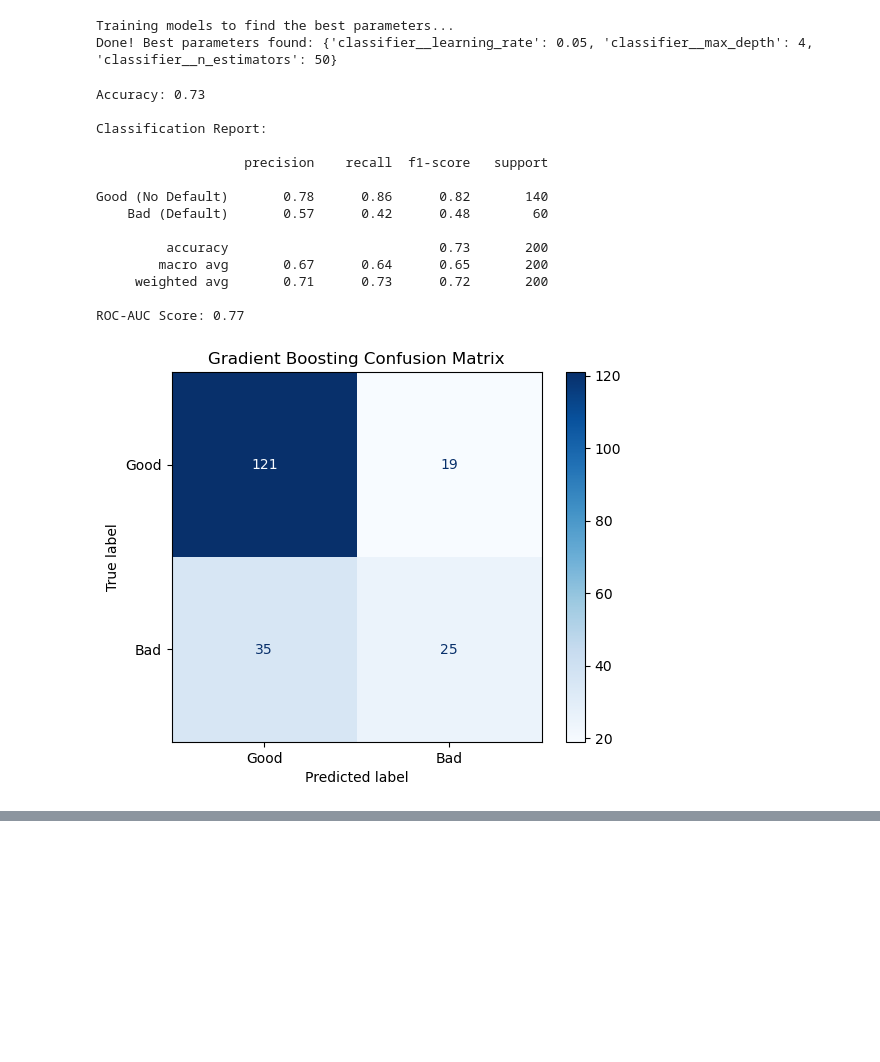
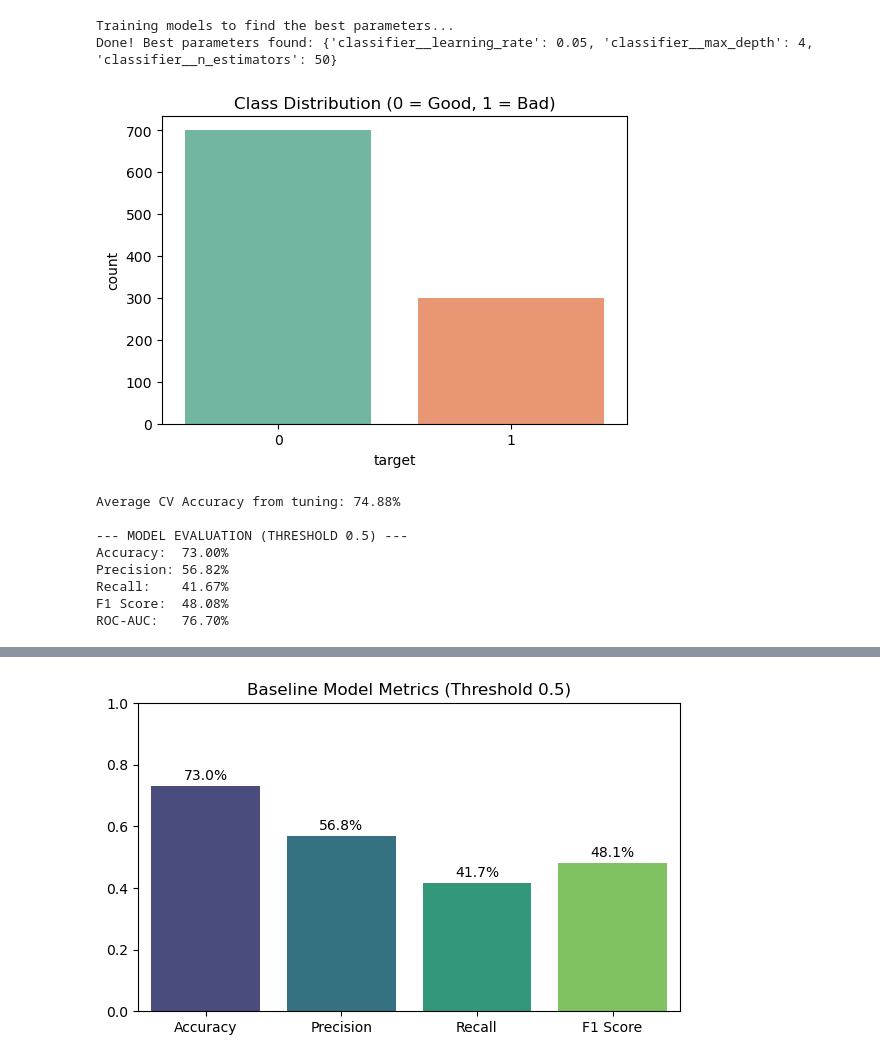
Before and after one commit to SachiniGayathma/loan-approval-predictor, a Jupyter notebook: notebooks/gradient_boosting.ipynb, the cells around one changed output, grey strips where cells are left out. Saved outputs shown, nothing was run; the diff lists cells and outputs as text; code cells hidden in the pictures; blank space fills up the shorter version.

Commit message:
Format metrics to percentages and add performance bar chart

```diff
--- a/notebooks/gradient_boosting.ipynb
+++ b/notebooks/gradient_boosting.ipynb
@@ -101,50 +101,59 @@ print(f"Done! Best parameters found: {grid_search.best_params_}")
 Training models to find the best parameters...
 Done! Best parameters found: {'classifier__learning_rate': 0.05, 'classifier__max_depth': 4, 'classifier__n_estimators': 50}
 # %%
-# Cell 4: Evaluation, Custom Cost Penalty, and ROC-AUC
+# Cell 4: EDA and Base Evaluation
 
-# 1. Predictions and Probabilities
+# 1. Exploratory Data Analysis (EDA) Graph - (WARNING FIXED!)
+plt.figure(figsize=(6, 4))
+sns.countplot(x='target', data=df, hue='target', palette='Set2', legend=False)
+plt.title("Class Distribution (0 = Good, 1 = Bad)")
+plt.show()
+
+# 2. Print Cross-Validation Results from GridSearch
+cv_scores = grid_search.cv_results_['mean_test_score']
+print(f"Average CV Accuracy from tuning: {np.max(cv_scores) * 100:.2f}%\n")
+
+# 3. Base Predictions
 y_pred = best_model.predict(X_test)
 y_pred_proba = best_model.predict_proba(X_test)[:, 1]
 
-# 2. Standard Metrics
-print("Accuracy:", accuracy_score(y_test, y_pred))
-print("\nClassification Report:\n")
-print(classification_report(y_test, y_pred, target_names=["Good (No Default)", "Bad (Default)"]))
+# 4. Standard Metrics Printout (NOW IN PERCENTAGES!)
+print("--- MODEL EVALUATION (THRESHOLD 0.5) ---")
+print(f"Accuracy:  {accuracy_score(y_test, y_pred) * 100:.2f}%")
+print(f"Precision: {precision_score(y_test, y_pred) * 100:.2f}%")
+print(f"Recall:    {recall_score(y_test, y_pred) * 100:.2f}%")
+print(f"F1 Score:  {f1_score(y_test, y_pred) * 100:.2f}%")
+print(f"ROC-AUC:   {roc_auc_score(y_test, y_pred_proba) * 100:.2f}%\n")
 
-# 3. ROC-AUC Score
-roc_auc = roc_auc_score(y_test, y_pred_proba)
-print(f"ROC-AUC Score: {roc_auc:.2f}\n")
+# 5. NEW GRAPH: Visualizing the Base Metrics!
+metrics_dict = {
+    "Accuracy": accuracy_score(y_test, y_pred),
+    "Precision": precision_score(y_test, y_pred),
+    "Recall": recall_score(y_test, y_pred),
+    "F1 Score": f1_score(y_test, y_pred)
+}
 
-# 4. Confusion Matrix Visual
+plt.figure(figsize=(7, 4))
+sns.barplot(x=list(metrics_dict.keys()), y=list(metrics_dict.values()), hue=list(metrics_dict.keys()), palette='viridis', legend=False)
+plt.title("Baseline Model Metrics (Threshold 0.5)")
+plt.ylim(0, 1)
+for index, value in enumerate(metrics_dict.values()):
+    plt.text(index, value + 0.02, f"{value*100:.1f}%", ha='center') # Adds percentage labels on top of bars
+plt.show()
+
+# 6. Confusion Matrix Visual
 cm = confusion_matrix(y_test, y_pred)
 disp = ConfusionMatrixDisplay(confusion_matrix=cm, display_labels=["Good", "Bad"])
 disp.plot(cmap="Blues")
-plt.title("Gradient Boosting Confusion Matrix")
+plt.title("Confusion Matrix (Threshold 0.5)")
 plt.show()
-
-# 5. Custom Cost Matrix Calculation
-bad_loans_given = cm[1][0]
-good_loans_denied = cm[0][1]
-total_cost = (bad_loans_given * 5) + (good_loans_denied * 1)
-
-print("\n--- CUSTOM COST EVALUATION ---")
-print(f"High Penalty Errors (Bad loans given): {bad_loans_given} (x5 cost)")
-print(f"Low Penalty Errors (Good loans denied): {good_loans_denied} (x1 cost)")
-print(f"TOTAL MODEL COST PENALTY: {total_cost}")
 # %% [output]
+[figure, new version]
-Accuracy: 0.73
+Average CV Accuracy from tuning: 74.88%
 
-Classification Report:
-
-                   precision    recall  f1-score   support
-
-Good (No Default)       0.78      0.86      0.82       140
-    Bad (Default)       0.57      0.42      0.48        60
-
-         accuracy                           0.73       200
-        macro avg       0.67      0.64      0.65       200
-     weighted avg       0.71      0.73      0.72       200
-
-ROC-AUC Score: 0.77
+--- MODEL EVALUATION (THRESHOLD 0.5) ---
+Accuracy:  73.00%
+Precision: 56.82%
+Recall:    41.67%
+F1 Score:  48.08%
+ROC-AUC:   76.70%
-[figure, old version]
@@ -154,0 +160 @@ TOTAL MODEL COST PENALTY: 194
+[figure, added]
```
Also changed, not shown: parts of 4 cells of this notebook.
